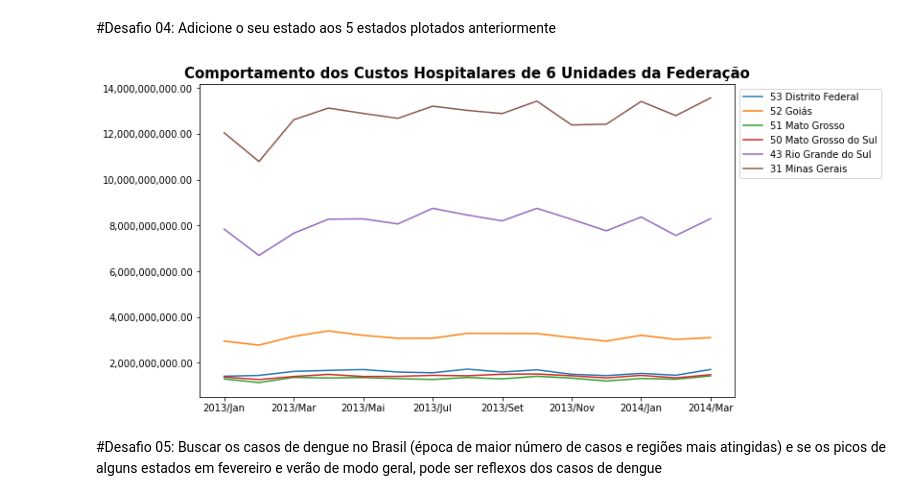
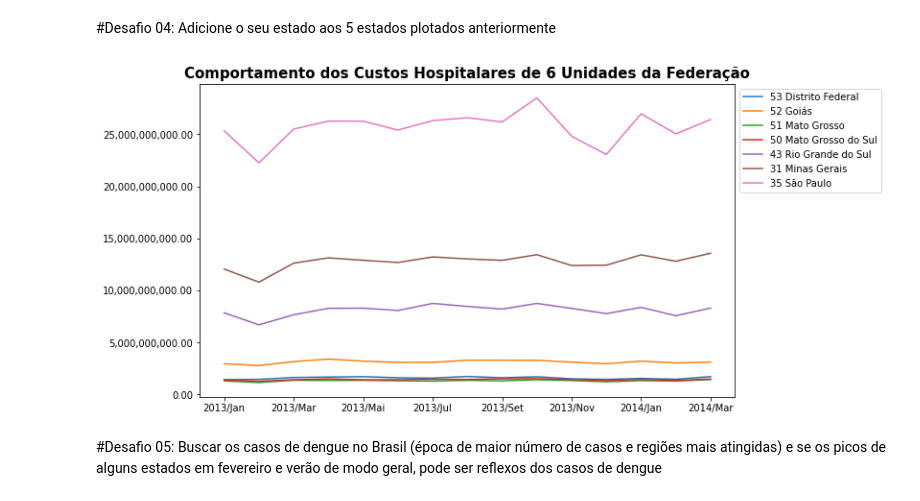
Before and after one commit to laugustovieira/BootCamp---Data-Science, a Jupyter notebook: Desafios_Modulo1_Aula3.ipynb, the cells around one changed output. Drawn from its saved outputs; the diff is of its cells as text; code cells hidden in the pictures.

```diff
--- a/Desafios_Modulo1_Aula3.ipynb
+++ b/Desafios_Modulo1_Aula3.ipynb
@@ -90,30 +90,30 @@ plt.show()
 # %%
 font = {'weight' : 'bold',
         'size'   : 15,
         'Color' : 'black'}
 
 colunas_usaveis = dados.mean().index.tolist()
 colunas_usaveis.insert(0,"Unidade da Federação")
 usaveis = dados[colunas_usaveis]
 usaveis= usaveis.drop("Total", axis=1)
 usaveis = usaveis.set_index("Unidade da Federação")
 usaveis_ordenado = usaveis.sort_values(by="Unidade da Federação", ascending=False)
 
 coluna_cinco_estados = usaveis_ordenado.index.tolist()[:5]
 coluna_cinco_estados.append("31 Minas Gerais")
-#coluna_cinco_estados.append("35 São Paulo")
+coluna_cinco_estados.append("35 São Paulo")
 
 usaveis_ordenado = usaveis_ordenado.loc[coluna_cinco_estados]
 usaveis_ordenado = usaveis_ordenado[usaveis_ordenado.columns[65:80]]
 ax = usaveis_ordenado.T.plot(figsize=(10,6))
 sns.set_palette(sns.color_palette("Paired", 27))
 plt.legend(bbox_to_anchor=(1,1))
 ax.yaxis.set_major_formatter(ticker.StrMethodFormatter("{x:,.2f}"))
 plt.title("Comportamento dos Custos Hospitalares de 6 Unidades da Federação", fontdict=font)
 plt.rc("xtick", labelsize=10)
 plt.show()
 # %% [output]
-[figure, old version]
+[figure, new version]
 # %% [markdown]
 #Desafio 05: Buscar os casos de dengue no Brasil (época de maior número de casos e regiões mais atingidas) e se os picos de alguns estados em fevereiro e verão de modo geral, pode ser reflexos dos casos de dengue
 # %%
```
Also changed, not shown: parts of 3 cells of this notebook.
